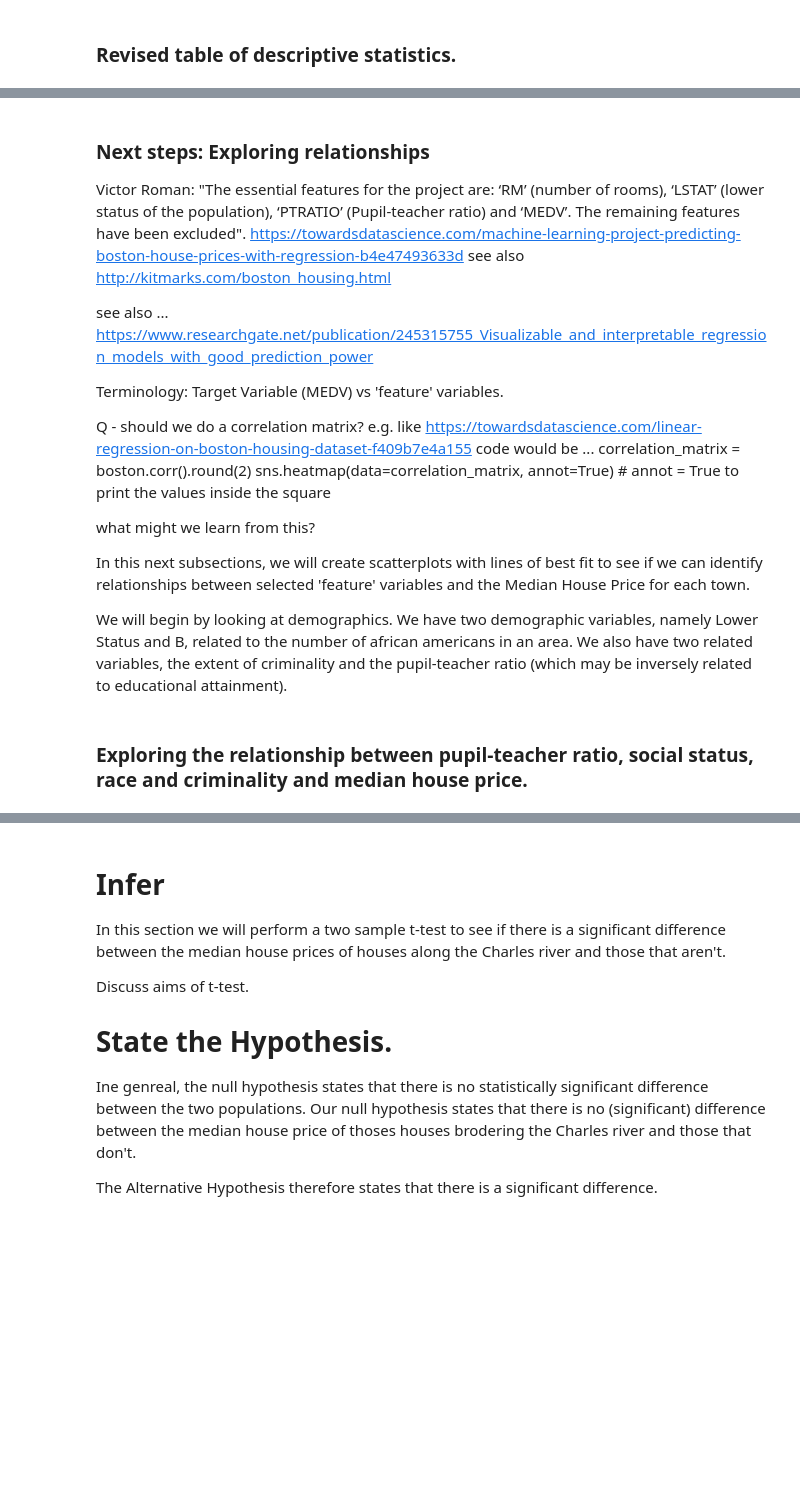
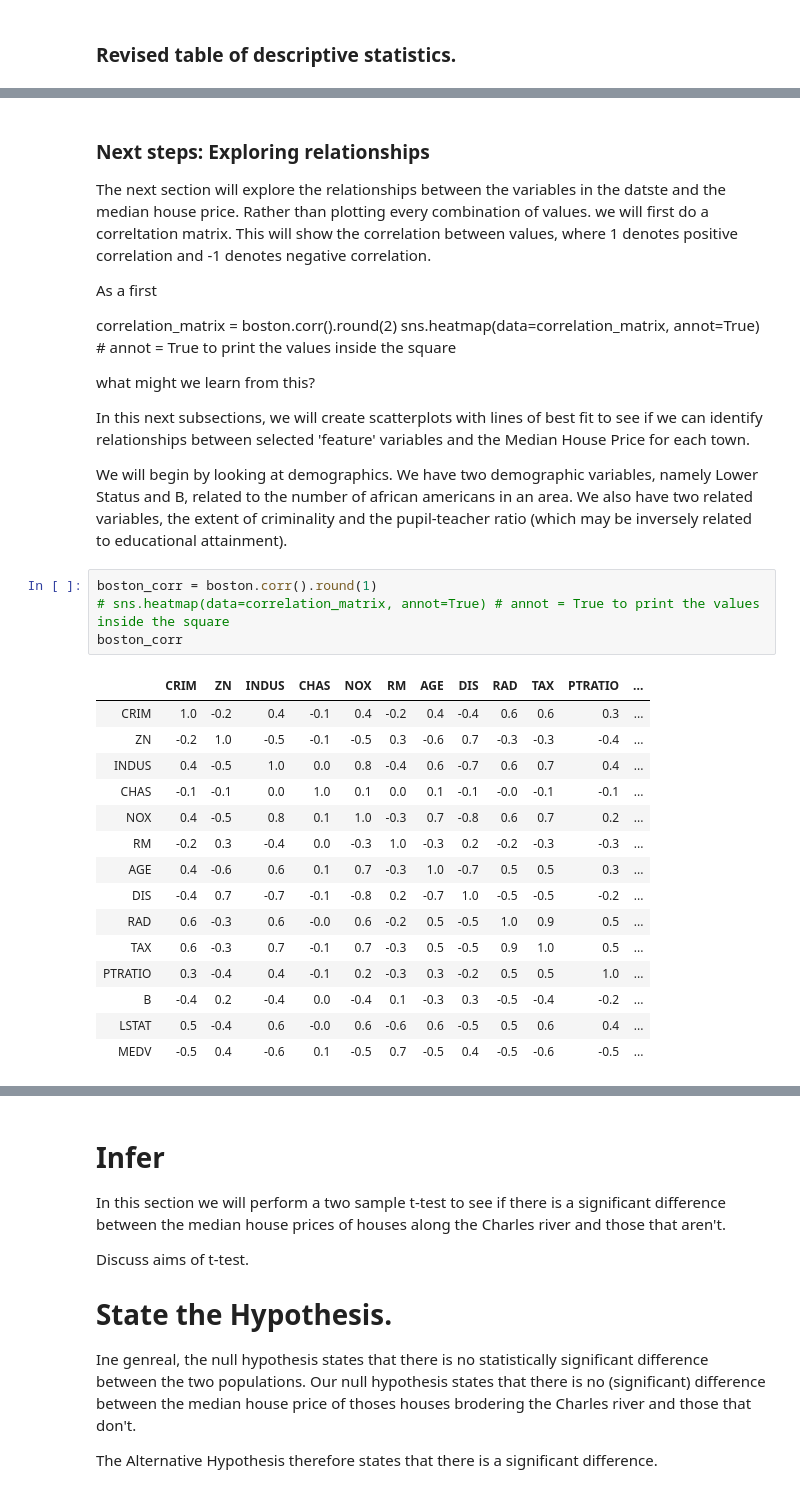
Before and after one commit to davesheils/machineLearningStatisticsProject2019, a Jupyter notebook: Project Notebook.ipynb, the cells around one changed output, grey strips where cells are left out. Cells and saved outputs as stored; diff of their text form; blank space fills up the shorter version.

```diff
--- a/Project Notebook.ipynb
+++ b/Project Notebook.ipynb
@@ -214,19 +219,10 @@ boston.describe()
 # %% [markdown]
 ### Next steps: Exploring relationships
 
-Victor Roman:
-"The essential features for the project are: ‘RM’ (number of rooms), ‘LSTAT’ (lower status of the population), ‘PTRATIO’ (Pupil-teacher ratio) and ‘MEDV’. The remaining features have been excluded".
-https://towardsdatascience.com/machine-learning-project-predicting-boston-house-prices-with-regression-b4e47493633d
-see also http://kitmarks.com/boston_housing.html
+The next section will explore the relationships between the variables in the datste and the median house price. Rather than plotting every combination of values. we will first do a correltation matrix. This will show the correlation between values, where 1 denotes positive correlation and -1 denotes negative correlation.
 
+As a first
 
-see also ... https://www.researchgate.net/publication/245315755_Visualizable_and_interpretable_regression_models_with_good_prediction_power
-
-
-Terminology: Target Variable (MEDV) vs 'feature' variables.
-
-Q - should we do a correlation matrix? e.g. like https://towardsdatascience.com/linear-regression-on-boston-housing-dataset-f409b7e4a155
-code would be  ...
 correlation_matrix = boston.corr().round(2)
 sns.heatmap(data=correlation_matrix, annot=True) # annot = True to print the values inside the square
 
@@ -236,5 +232,23 @@ In this next subsections, we will create scatterplots with lines of best fit to
 
 
 We will begin by looking at demographics. We have two demographic variables, namely Lower Status and B, related to the number of african americans in an area. We also have two related variables, the extent of criminality and the pupil-teacher ratio (which may be inversely related to educational attainment).
-# %% [markdown]
-### Exploring the relationship between pupil-teacher ratio, social status, race and criminality and median house price.
+# %%
+boston_corr = boston.corr().round(1)
+# sns.heatmap(data=correlation_matrix, annot=True) # annot = True to print the values inside the square
+boston_corr
+# %% [output]
+|  | CRIM | ZN | INDUS | CHAS | NOX | RM | AGE | DIS | RAD | TAX | PTRATIO | ... |
+| CRIM | 1.0 | -0.2 | 0.4 | -0.1 | 0.4 | -0.2 | 0.4 | -0.4 | 0.6 | 0.6 | 0.3 | ... |
+| ZN | -0.2 | 1.0 | -0.5 | -0.1 | -0.5 | 0.3 | -0.6 | 0.7 | -0.3 | -0.3 | -0.4 | ... |
+| INDUS | 0.4 | -0.5 | 1.0 | 0.0 | 0.8 | -0.4 | 0.6 | -0.7 | 0.6 | 0.7 | 0.4 | ... |
+| CHAS | -0.1 | -0.1 | 0.0 | 1.0 | 0.1 | 0.0 | 0.1 | -0.1 | -0.0 | -0.1 | -0.1 | ... |
+| NOX | 0.4 | -0.5 | 0.8 | 0.1 | 1.0 | -0.3 | 0.7 | -0.8 | 0.6 | 0.7 | 0.2 | ... |
+| RM | -0.2 | 0.3 | -0.4 | 0.0 | -0.3 | 1.0 | -0.3 | 0.2 | -0.2 | -0.3 | -0.3 | ... |
+| AGE | 0.4 | -0.6 | 0.6 | 0.1 | 0.7 | -0.3 | 1.0 | -0.7 | 0.5 | 0.5 | 0.3 | ... |
+| DIS | -0.4 | 0.7 | -0.7 | -0.1 | -0.8 | 0.2 | -0.7 | 1.0 | -0.5 | -0.5 | -0.2 | ... |
+| RAD | 0.6 | -0.3 | 0.6 | -0.0 | 0.6 | -0.2 | 0.5 | -0.5 | 1.0 | 0.9 | 0.5 | ... |
+| TAX | 0.6 | -0.3 | 0.7 | -0.1 | 0.7 | -0.3 | 0.5 | -0.5 | 0.9 | 1.0 | 0.5 | ... |
+| PTRATIO | 0.3 | -0.4 | 0.4 | -0.1 | 0.2 | -0.3 | 0.3 | -0.2 | 0.5 | 0.5 | 1.0 | ... |
+| B | -0.4 | 0.2 | -0.4 | 0.0 | -0.4 | 0.1 | -0.3 | 0.3 | -0.5 | -0.4 | -0.2 | ... |
+| LSTAT | 0.5 | -0.4 | 0.6 | -0.0 | 0.6 | -0.6 | 0.6 | -0.5 | 0.5 | 0.6 | 0.4 | ... |
+| MEDV | -0.5 | 0.4 | -0.6 | 0.1 | -0.5 | 0.7 | -0.5 | 0.4 | -0.5 | -0.6 | -0.5 | ... |
```
Also changed, not shown: parts of 18 cells of this notebook, 1 other file.
